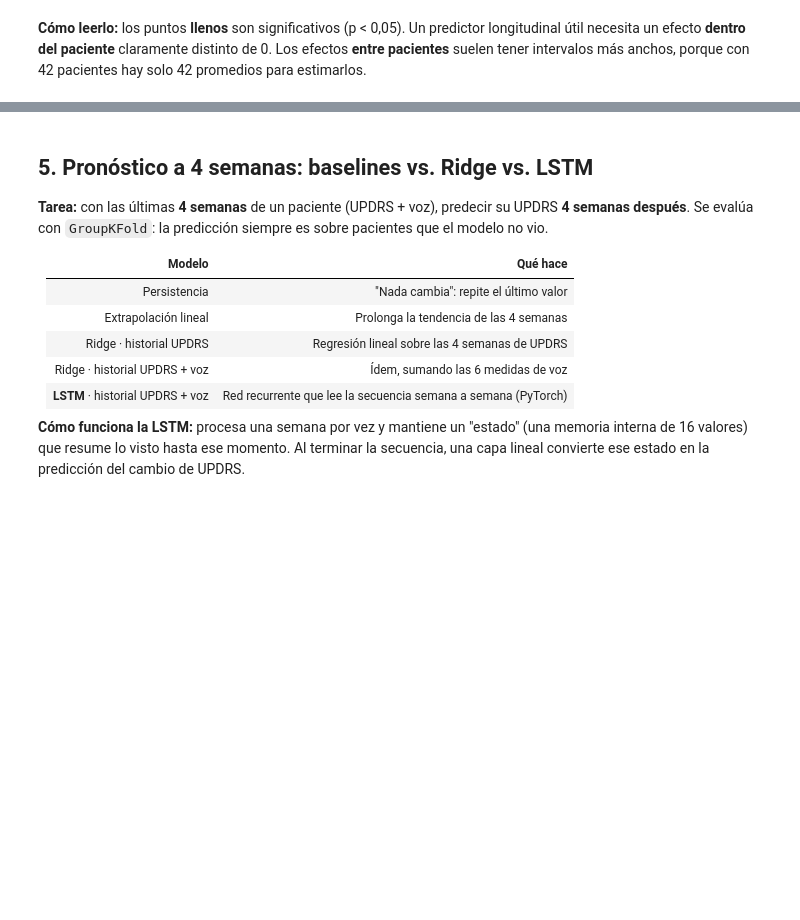
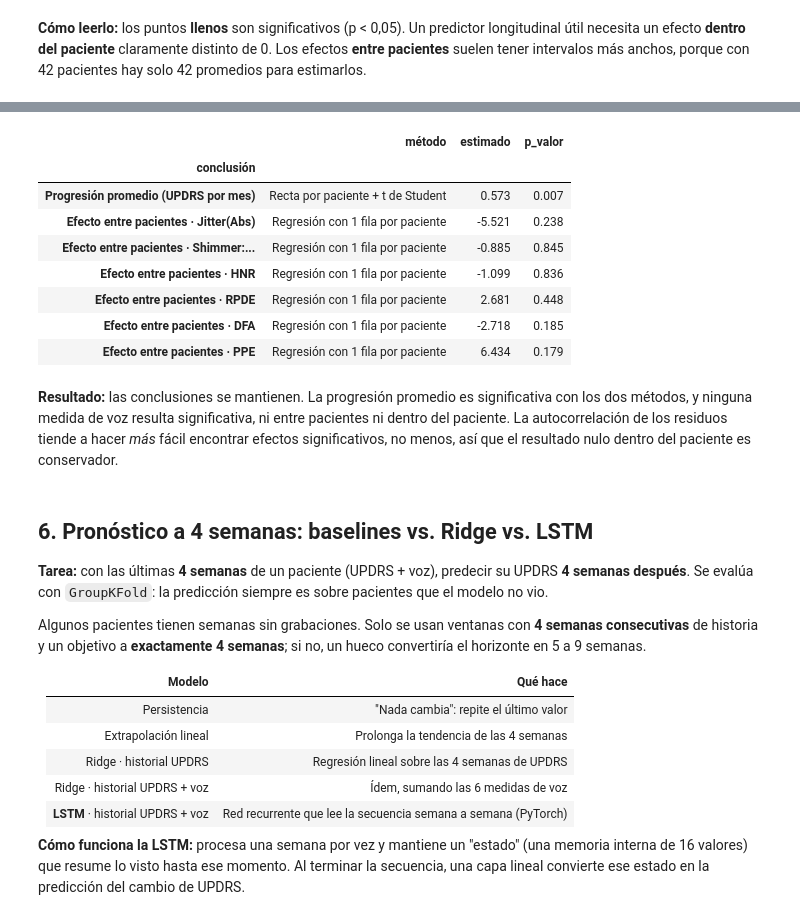
Before and after one commit to CaroBailon/parkinson-longitudinal-ml, a Jupyter notebook: notebooks/03_modelos_mixtos_y_deep_learning.ipynb, the cells around one changed output, grey strips where cells are left out. Saved outputs shown, nothing was run; the diff lists cells and outputs as text; code cells hidden in the pictures; blank space fills up the shorter version.

Commit message:
Corrige convergencia del modelo mixto y ventanas del pronóstico; agrega diagnóstico de residuos y LICENSE

```diff
--- a/notebooks/03_modelos_mixtos_y_deep_learning.ipynb
+++ b/notebooks/03_modelos_mixtos_y_deep_learning.ipynb
@@ -48,6 +50,8 @@ print("Ajustando modelo mixto...")
 resultado = ajustar_mixto(d)
 coefs = tabla_coeficientes(resultado)
 varianzas = componentes_varianza(resultado)
+diagnostico = tabla_diagnostico(d, resultado)
+robustez = chequeos_robustez(d)
 
 print("Pronóstico con ventanas temporales (incluye entrenamiento de la LSTM)...")
 ventanas = crear_ventanas(semanal, OBJETIVO)
@@ -230,8 +286,27 @@ porque con 42 pacientes hay solo 42 promedios para estimarlos.
+# %%
+robustez
+# %% [output]
+|  | método | estimado | p_valor |
+| conclusión |  |  |  |
+| Progresión promedio (UPDRS por mes) | Recta por paciente + t de Student | 0.573 | 0.007 |
+| Efecto entre pacientes · Jitter(Abs) | Regresión con 1 fila por paciente | -5.521 | 0.238 |
+| Efecto entre pacientes · Shimmer:... | Regresión con 1 fila por paciente | -0.885 | 0.845 |
+| Efecto entre pacientes · HNR | Regresión con 1 fila por paciente | -1.099 | 0.836 |
+| Efecto entre pacientes · RPDE | Regresión con 1 fila por paciente | 2.681 | 0.448 |
+| Efecto entre pacientes · DFA | Regresión con 1 fila por paciente | -2.718 | 0.185 |
+| Efecto entre pacientes · PPE | Regresión con 1 fila por paciente | 6.434 | 0.179 |
+# %% [markdown]
+**Resultado:** las conclusiones se mantienen. La progresión promedio es significativa con los dos métodos, y ninguna medida de voz
+resulta significativa, ni entre pacientes ni dentro del paciente. La autocorrelación de los residuos tiende a hacer *más* fácil encontrar
+efectos significativos, no menos, así que el resultado nulo dentro del paciente es conservador.
 # %% [markdown]
-## 5. Pronóstico a 4 semanas: baselines vs. Ridge vs. LSTM
+## 6. Pronóstico a 4 semanas: baselines vs. Ridge vs. LSTM
 
 **Tarea:** con las últimas **4 semanas** de un paciente (UPDRS + voz), predecir su UPDRS **4 semanas después**.
 Se evalúa con `GroupKFold`: la predicción siempre es sobre pacientes que el modelo no vio.
+
+Algunos pacientes tienen semanas sin grabaciones. Solo se usan ventanas con **4 semanas consecutivas** de historia y un objetivo
+a **exactamente 4 semanas**; si no, un hueco convertiría el horizonte en 5 a 9 semanas.
 
 | Modelo | Qué hace |
 |---|---|
```
Also changed, not shown: parts of 17 cells of this notebook, 20 other files.
